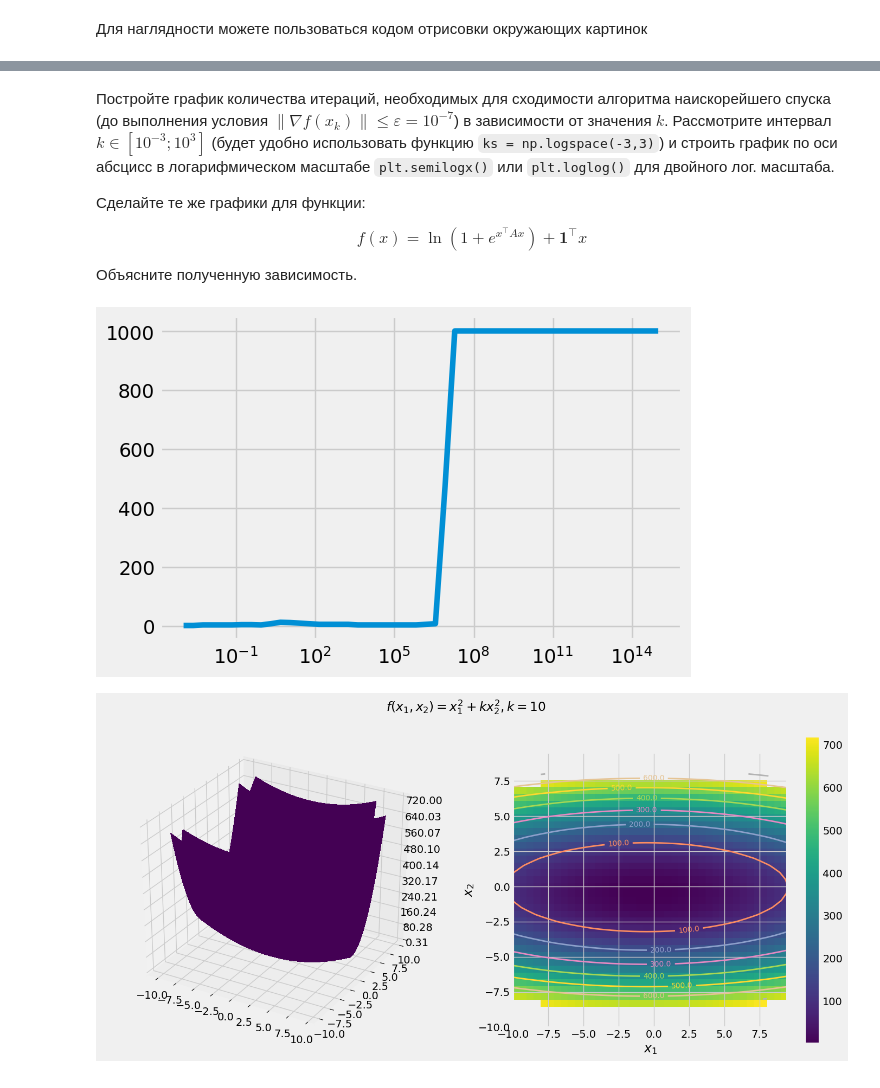
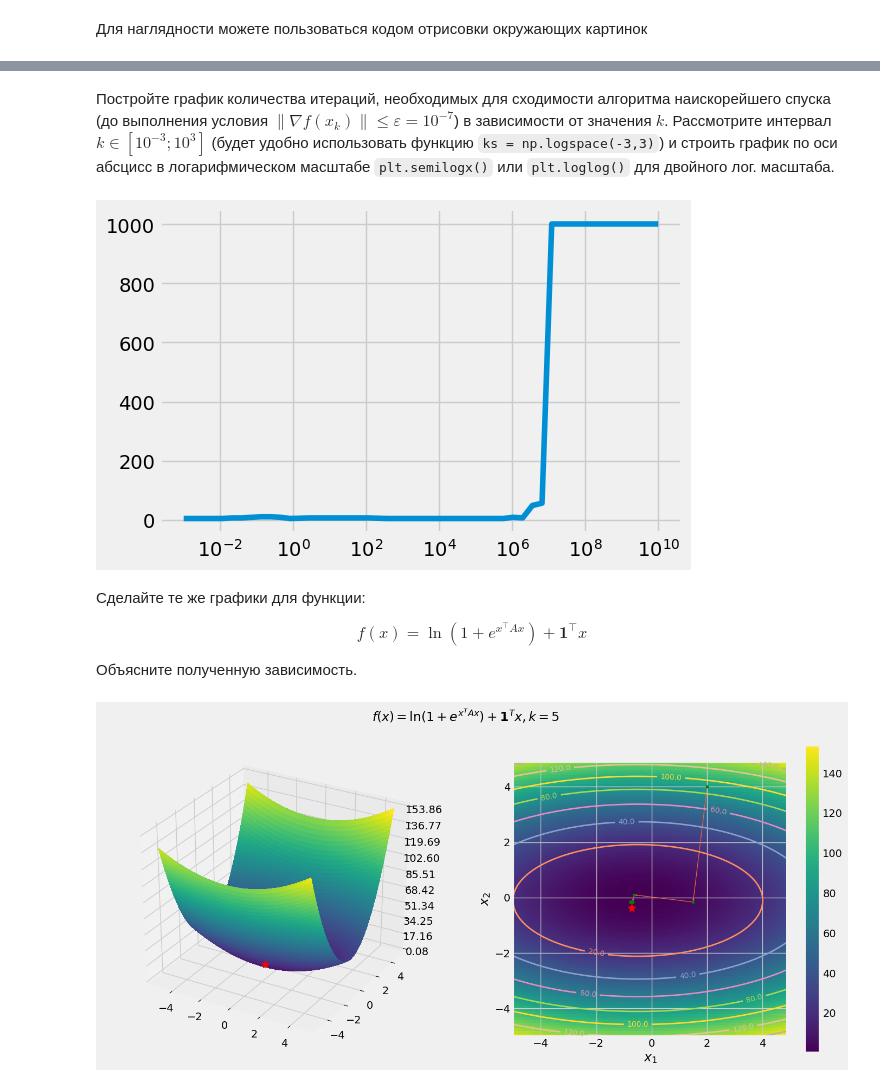
Before and after one commit to MMiknich/opt_2_newhope, a Jupyter notebook: HW1_Melkumov_Michael.ipynb, the cells around one changed output, grey strips where cells are left out. Cells and saved outputs as stored; diff of their text form; code cells hidden in the pictures.

```diff
--- a/HW1_Melkumov_Michael.ipynb
+++ b/HW1_Melkumov_Michael.ipynb
@@ -502,7 +499,6 @@ def f_6(x, k=2):
 def df_6(x, k=2):
     return np.array([2*x[0], 2*k*x[1]])
 # %%
-
 from mpl_toolkits.mplot3d import Axes3D
 from matplotlib import cm
 from matplotlib.ticker import LinearLocator, FormatStrFormatter
@@ -565,6 +561,6 @@ def plot_3d_function(x1, x2, f, title, *f_params, minima = None, iterations = No
         for point in iterations:
             ax.plot(*point, 'go', markersize=3)
         iterations = np.array(iterations).T
-        ax.quiver(iterations[0,:-1], iterations[1,:-1], iterations[0,1:]-iterations[0,:-1], iterations[1,1:]-iterations[1,:-1], scale_units='xy', angles='xy', scale=1, color='blue')
+        ax.quiver(iterations[0,:-1], iterations[1,:-1], iterations[0,1:]-iterations[0,:-1], iterations[1,1:]-iterations[1,:-1], scale_units='xy', angles='xy', scale=1, color = "#f5683d")
     plt.style.use("fivethirtyeight")
     plt.show()
@@ -607,57 +595,54 @@ plot_3d_function(x1, x2, f_6, title, k, minima=[0,0], iterations = iterations)
 # %% [markdown]
 Постройте график количества итераций, необходимых для сходимости алгоритма наискорейшего спуска (до выполнения условия $\|\nabla f(x_k)\| \leq \varepsilon = 10^{-7}$) в зависимости от значения $k$. Рассмотрите интервал $k \in [10^{-3}; 10^3]$ (будет удобно использовать функцию `ks = np.logspace(-3,3)`) и строить график по оси абсцисс в логарифмическом масштабе `plt.semilogx()` или `plt.loglog()` для двойного лог. масштаба.
-
-Сделайте те же графики для функции:
-
-$$
-f(x) = \ln(1 + e^{x^\top A x}) + \mathbf{1}^\top x
-$$
-
-Объясните полученную зависимость.
 # %%
-k_x = np.logspace(-3, 15)
+k_x = np.logspace(-3, 10)
 y=[]
 for k in k_x:
-    y.append(len(steepest_descent([4, 2],f_6, df_6, k)))
+    y.append(len(steepest_descent([4, 7],f_6, df_6, k)))
 plt.semilogx()
 #plt.loglog()
 plt.plot(k_x, y)
 plt.show()
 # %% [output]
-[figure, old version]
+[figure, new version]
+# %% [markdown]
+
+Сделайте те же графики для функции:
+
+$$
+f(x) = \ln(1 + e^{x^\top A x}) + \mathbf{1}^\top x
+$$
+
+Объясните полученную зависимость.
 # %%
-def f_l(x, k=2):
-#     x1, x2 = x
-#     ans = []
-#     for i in range(0, len(x1)):
-#         x = np.array([x1[i],x2[i]])
-#         A = np.array([[1, 0],[0, k]])
-#         if x.shape != (2,):
-#             print(x)
-#             raise NameError("Wrong shape")
-#         ans.append(np.log(1+np.exp(x.T@A@x))+(np.array([1, 1]).T@x))
-#     return np.array(ans)
+def f_l(x, k=2): #defining new function
     x1, x2 = x
     return np.log(1+np.exp(x1**2 + k*x2**2)) + x1 + x2
+
 def df_l(x, k=2):
-    x = np.array(x)
+    x1, x2 = x
     A = np.array([[1, 0],[0, k]])
     A1 = np.array([1, 0])
     A2 = np.array([0, k])
-    #print(x,'\n', A)
-    if x.shape != (2,):
-        raise NameError("Wrong shape")
-    dfdx1 = np.exp(x.T@A@x)*2*(A1.T@x)/(1+np.exp(x.T@A@x)) + 1
-    dfdx2 = np.exp(x.T@A@x)*2*(A2.T@x)/(1+np.exp(x.T@A@x)) + 1
+    dfdx1 = np.exp(x1**2 + k*x2**2)*2*(x1)/(1+np.exp(x1**2 + k*x2**2)) + 1
+    dfdx2 = np.exp(x1**2 + k*x2**2)*2*(k*x2)/(1+np.exp(x1**2 + k*x2**2)) + 1
     return np.array([dfdx1,dfdx2])
+
+def df_l_x(x, k=2):
+  return df_l(x, k)[:, 0]
+
+def df_l_y(x, k=2):
+  return df_l(x, k)[:, 1]
 # %%
-up_lim  = 10
+up_lim  = 5
 low_lim = -up_lim
-x1 = np.arange(low_lim, up_lim, 0.5)
-x2 = np.arange(low_lim, up_lim, 0.5)
-k=10
-title = f'$f(x_1, x_2) = x_1^2 + k x_2^2, k = {k}$'
+x1 = np.arange(low_lim, up_lim, 0.1)
+x2 = np.arange(low_lim, up_lim, 0.1)
+x_0 = [2,4]
+k = 5
+iterations = np.array(steepest_descent(x_0, f_l, df_l, k, df_eps = 1e-9))
 
-plot_3d_function(x1, x2, f_l, title, k)
+title = "$f(x) = \ln(1 + e^{x^T A x}) + \mathbf{1}^Tx,$"+ f"$k = {k}$"
+plot_3d_function(x1, x2, f_l, title, k, minima=min['x'], iterations = iterations)
 # %% [output]
-[figure, old version]
+[figure, new version]
```
Also changed, not shown: parts of 10 cells of this notebook.
